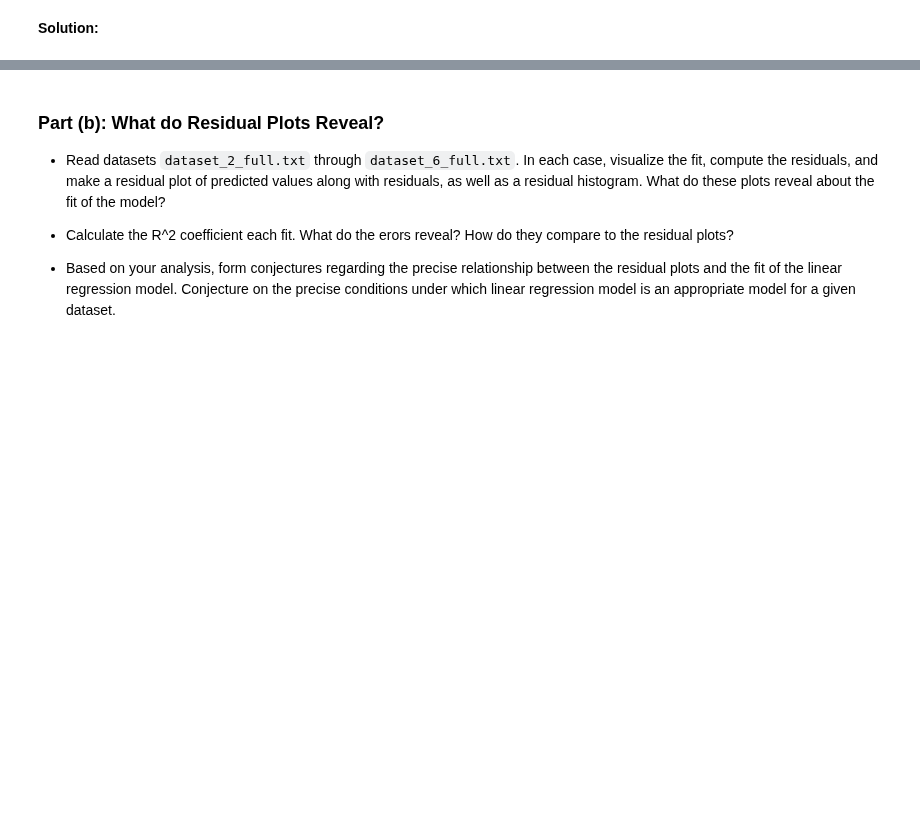
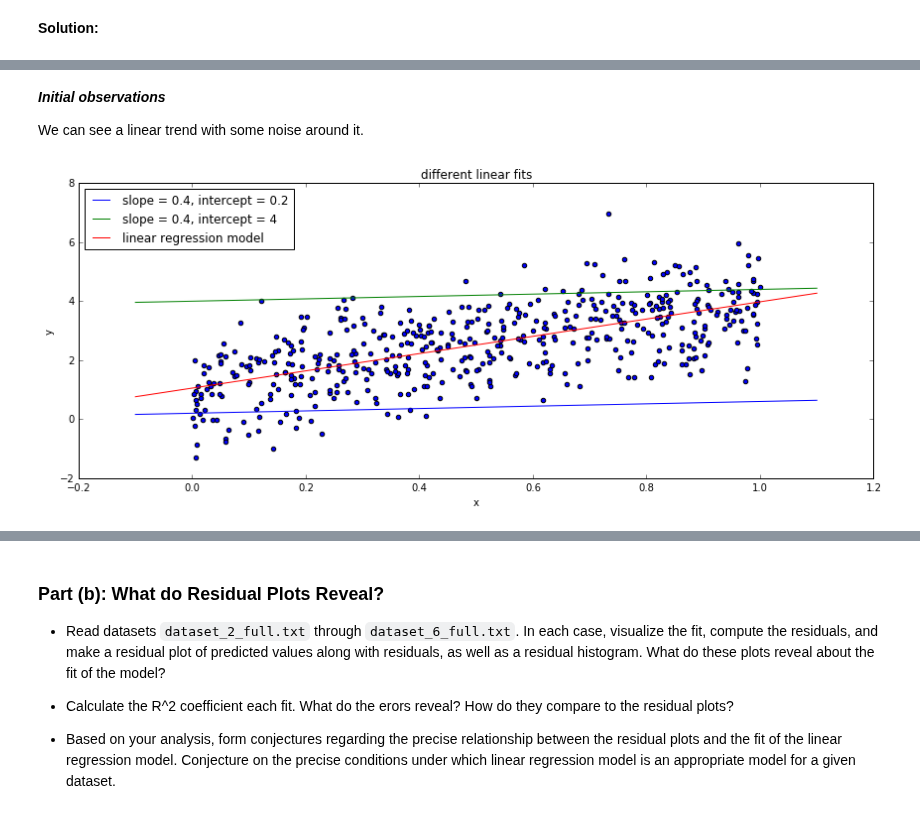
Before and after one commit to colbyZ/test1, a Jupyter notebook: hw/hw2/Zambalayev_Timur_CSCI_E_109a_HW2.ipynb, the cells around one changed output, grey strips where cells are left out. Saved outputs shown, nothing was run; the diff lists cells and outputs as text; code cells hidden in the pictures; blank space fills up the shorter version.

```diff
--- a/hw/hw2/Zambalayev_Timur_CSCI_E_109a_HW2.ipynb
+++ b/hw/hw2/Zambalayev_Timur_CSCI_E_109a_HW2.ipynb
@@ -547,0 +569,41 @@ The datasets required for this problem is in the ``dataset`` directory. Each fil
+# %% [markdown]
+***Initial observations***
+
+We can see a linear trend with some noise around it.
+# %%
+def reshape_column(df, column_name):
+    return df[column_name].reshape(-1, 1)
+
+
+def visualize_fit():
+    df = read_dataset(1)
+
+    x_values = df['x']
+    y_values = df['y'].values
+
+    fig, ax = plt.subplots(1, 1, figsize=(12, 5))
+
+    ax.scatter(x_values, y_values)
+    ax.set_xlabel('x')
+    ax.set_ylabel('y')
+    ax.set_title('different linear fits')
+
+    x_train = reshape_column(df, 'x')
+    y_train = reshape_column(df, 'y')
+
+    lin_reg = Lin_Reg()
+    lin_reg.fit(x_train, y_train)
+
+    x = np.arange(-0.1, 2.0, step=1.2)
+    ax.plot(x, 0.4 * x + 0.2, label='slope = 0.4, intercept = 0.2')
+    ax.plot(x, 0.4 * x + 4, label='slope = 0.4, intercept = 4')
+    ax.plot(x, lin_reg.coef_[0][0] * x + lin_reg.intercept_[0], label='linear regression model')
+    ax.legend(loc='upper left')
+
+    plt.tight_layout()
+    plt.show()
+
+
+visualize_fit()
+# %% [output]
+[figure, added]
```
Also changed, not shown: parts of 8 cells of this notebook, 1 other file.
